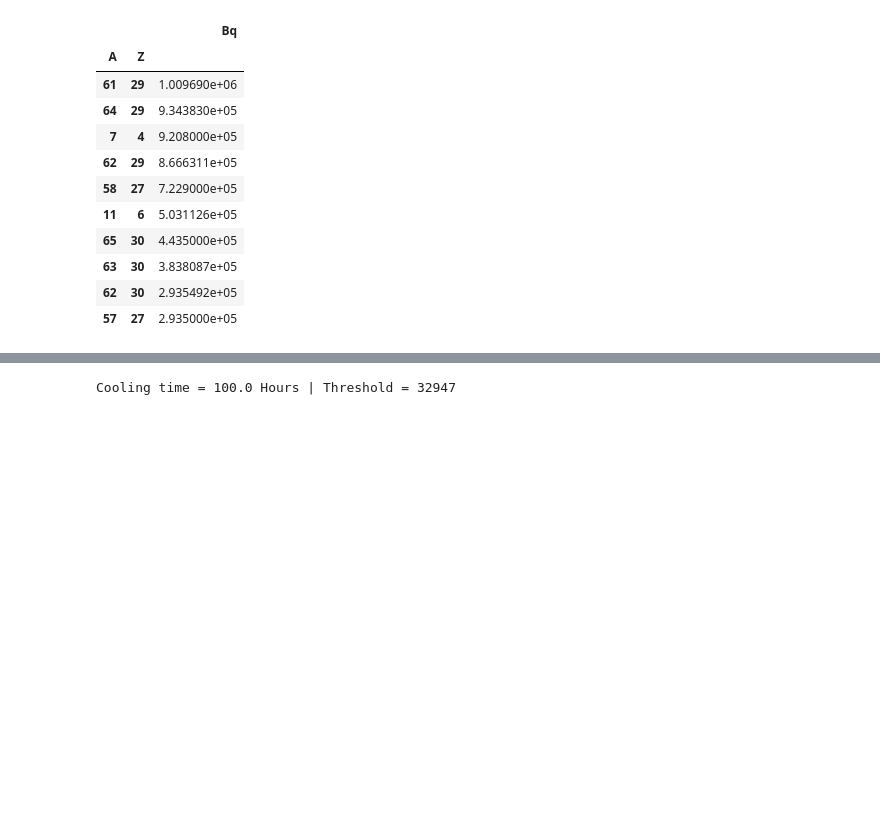
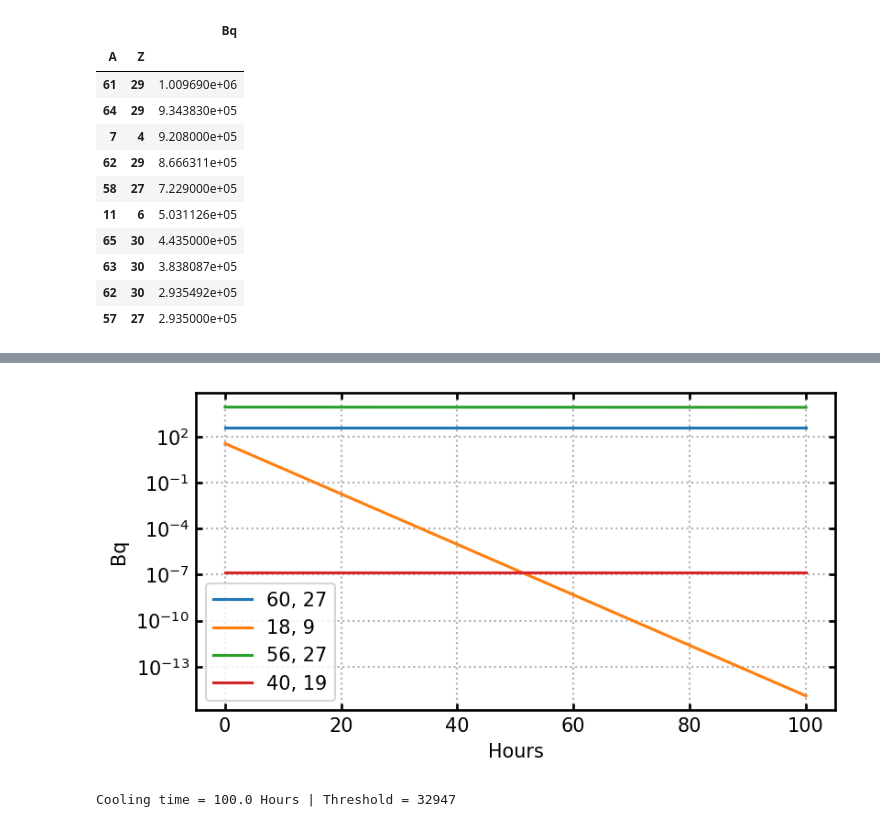
Before and after one commit to sewerininc/fluka_simulations, a Jupyter notebook: python_notebook/first test.ipynb, the cells around one changed output, grey strips where cells are left out. Cells and saved outputs as stored; diff of their text form; code cells hidden in the pictures; blank space fills up the shorter version.

```diff
--- a/python_notebook/first test.ipynb
+++ b/python_notebook/first test.ipynb
@@ -397,3 +403,7 @@ df_sums_brass_27[:10]
+# %%
+plot_spec(brass1p27_paths, ["60", "18", "56", "40"], ["27", "9", "27", "19"], ylog=True)
+# %% [output]
+[figure, added]
 # %%
 ff1, ff2 = get_df_sum(brass1p27_paths[15])
 find_elements(ff1, ff1.max().mean()*10)
```
Also changed, not shown: parts of 2 cells of this notebook.
